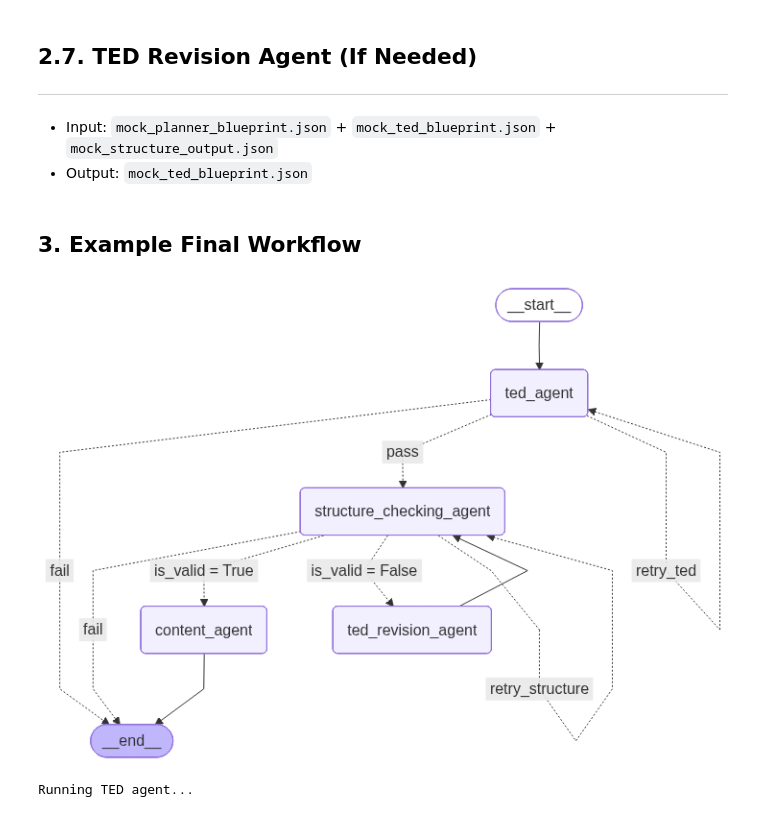
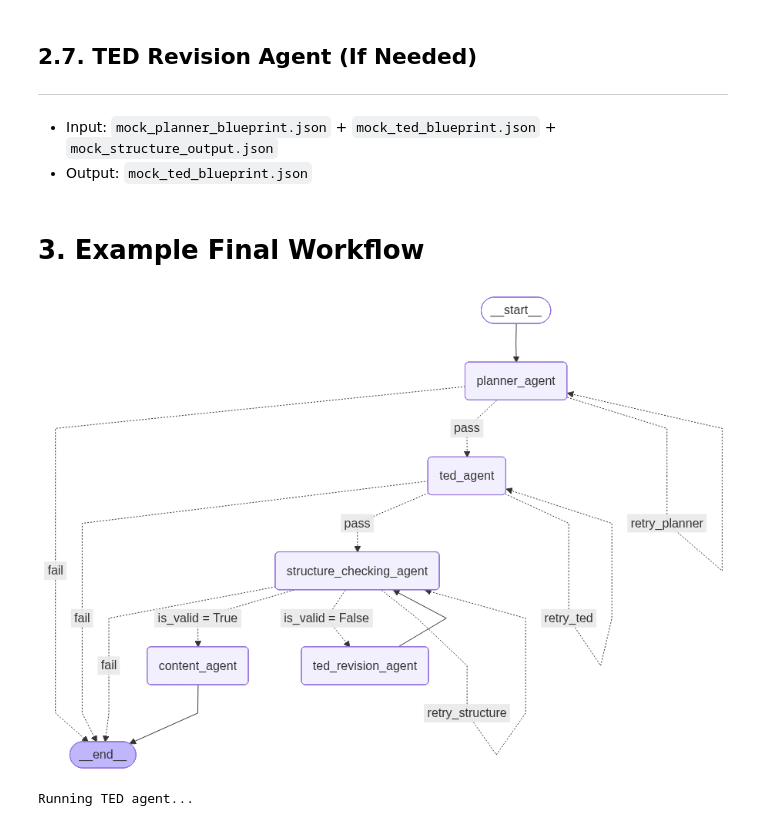
Before and after one commit to BrannonOh/CS614_GroupProject, a Jupyter notebook: Brannon_File.ipynb, the cells around one changed output. Drawn from its saved outputs; the diff is of its cells as text; code cells hidden in the pictures.

```diff
--- a/Brannon_File.ipynb
+++ b/Brannon_File.ipynb
@@ -648,7 +648,7 @@ Structure feedback brief:
 Produce a revised TED blueprint that fixes the flagged structural issues while preserving strong parts of the previous draft.
 """
 # %% [markdown]
-## **3. Example Final Workflow**
+# **3. Example Final Workflow**
 # %%
 # Initialize the LLM
 llm = ChatOpenAI(model="gpt-4.1-mini", temperature=0)
@@ -850,40 +920,50 @@ def route_after_structure_check(state: GraphState) -> Literal[
 builder = StateGraph(GraphState)
 
 # Add nodes
+builder.add_node("planner_agent", planner_agent_node)
 builder.add_node("ted_agent", ted_agent_node)
 builder.add_node("structure_checking_agent", structure_checking_agent_node)
 builder.add_node("ted_revision_agent", ted_revision_agent_node)
 builder.add_node("content_agent", content_agent_node)
 
 # Define graph flow
-builder.set_entry_point("ted_agent")
+builder.set_entry_point("planner_agent")
+builder.add_conditional_edges(
+    "planner_agent",
+    route_after_planner_agent,
+    {
+        "pass": "ted_agent",
+        "retry_planner": "planner_agent",
+        "fail": END,
+    }
+)
 builder.add_conditional_edges(
     "ted_agent",
     route_after_ted_agent,
     {
         "pass": "structure_checking_agent",
         "retry_ted": "ted_agent",
         "fail": END,
     }
 )
 builder.add_conditional_edges(
     "structure_checking_agent",
     route_after_structure_check,
     {
         "is_valid = True": "content_agent",
         "retry_structure": "structure_checking_agent",
         "is_valid = False": "ted_revision_agent",
         "fail": END,
     }
     )
 builder.add_edge("ted_revision_agent", "structure_checking_agent")
 # Compile graph
 graph = builder.compile()
 
 # Visualize the graph
 Image(graph.get_graph().draw_mermaid_png())
 # %% [output]
-[figure, old version]
+[figure, new version]
 # %%
 with open("mocks/mock_planner_blueprint.json", "r") as f:
     planner_blueprint_json = json.load(f)
```
Also changed, not shown: parts of 14 cells of this notebook.
